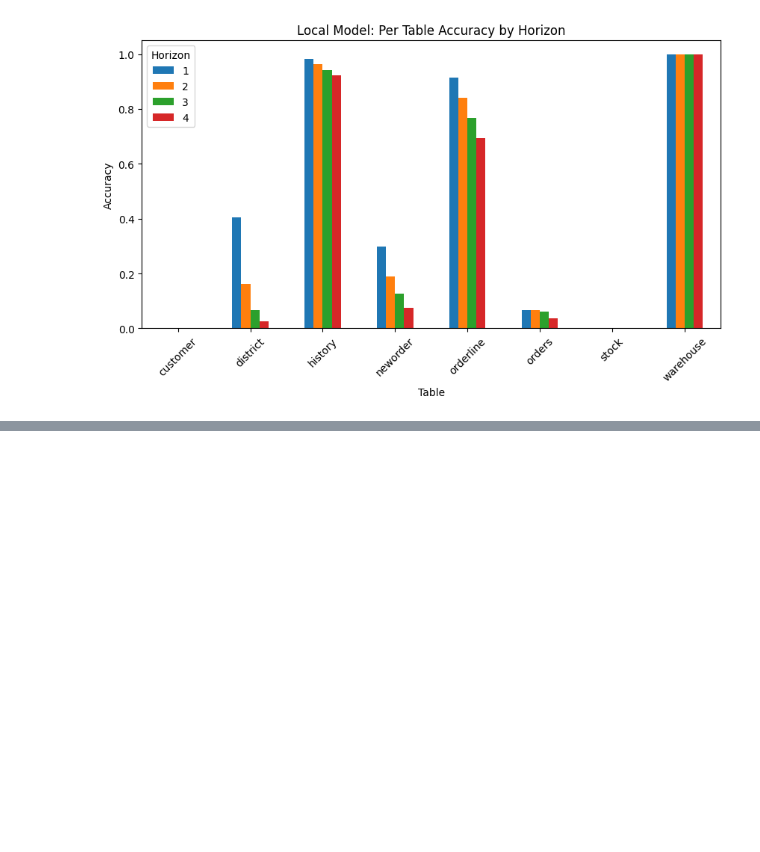
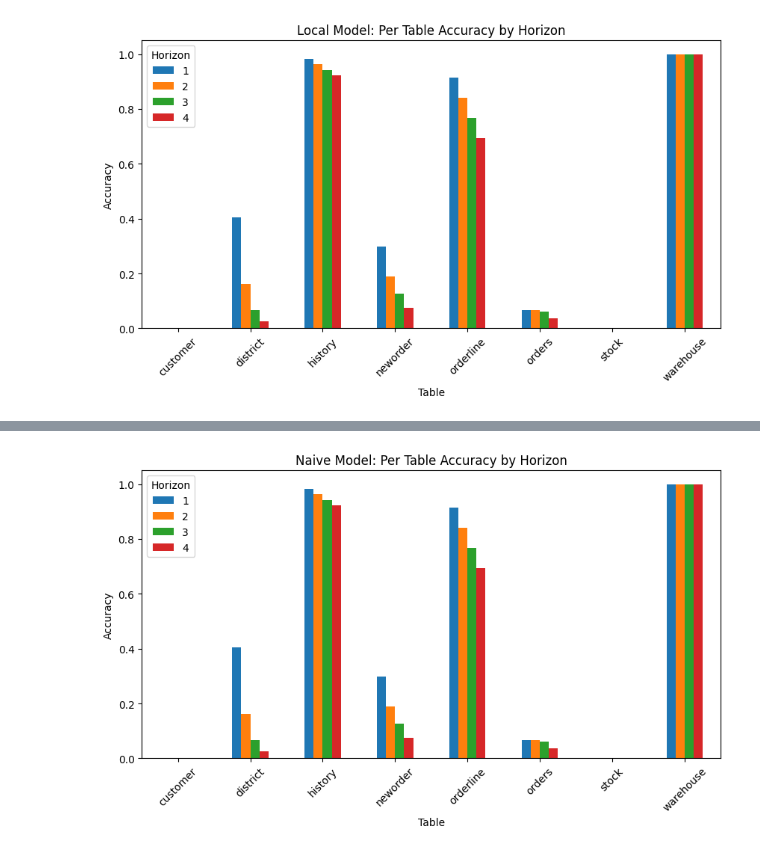
Before and after one commit to mbrotos/lock-pred, a Jupyter notebook: analysis/exp-6-per-table-accruacy.ipynb, the cells around one changed output, grey strips where cells are left out. Drawn from its saved outputs; the diff is of its cells as text; code cells hidden in the pictures; blank space fills up the shorter version.

```diff
--- a/analysis/exp-6-per-table-accruacy.ipynb
+++ b/analysis/exp-6-per-table-accruacy.ipynb
@@ -152,2 +149,0 @@ grouped_preds = predictions[predictions['horizon']==3].groupby(['unique_id'])
-# %%
-correct = grouped_preds["is_correct"].all()
@@ -174,5 +150,5 @@ correct.sum() / correct.shape[0]
 # %%
-def calc_corret_by_table(preds):
+def calc_correct_by_table(preds):
     stats = []
 
     for horizon in preds['horizon'].unique():
@@ -235,7 +222,7 @@ predictions_row_sep.head()
 | 4 | 1 | transformer | data/fixed/row_sep/WAREHOUSE.csv | 1.0 | 30 | 32 | 0.001 | ... |
 5 rows × 36 columns
 # %%
-stats_local_df = calc_corret_by_table(predictions_row_sep)
+stats_local_df = calc_correct_by_table(predictions_row_sep)
 # %%
 stats_local_df[stats_local_df['horizon'] == 1].sort_values('percent_correct', ascending=False)
 # %% [output]
@@ -264,0 +288,10 @@ plt.savefig('outputs/local_model_per_table_accuracy_by_horizon.png', bbox_inches
+# %%
+per_table_accuracies_local.sort_values(by='table').plot(kind='bar', figsize=(10,5), title='Naive Model: Per Table Accuracy by Horizon')
+plt.xlabel('Table')
+plt.ylabel('Accuracy')
+plt.xticks(rotation=45)
+plt.legend(title='Horizon')
+# Save figure
+plt.savefig('outputs/naive_model_per_table_accuracy_by_horizon.png', bbox_inches='tight')
+# %% [output]
+[figure, added]
```
Also changed, not shown: parts of 10 cells of this notebook.
